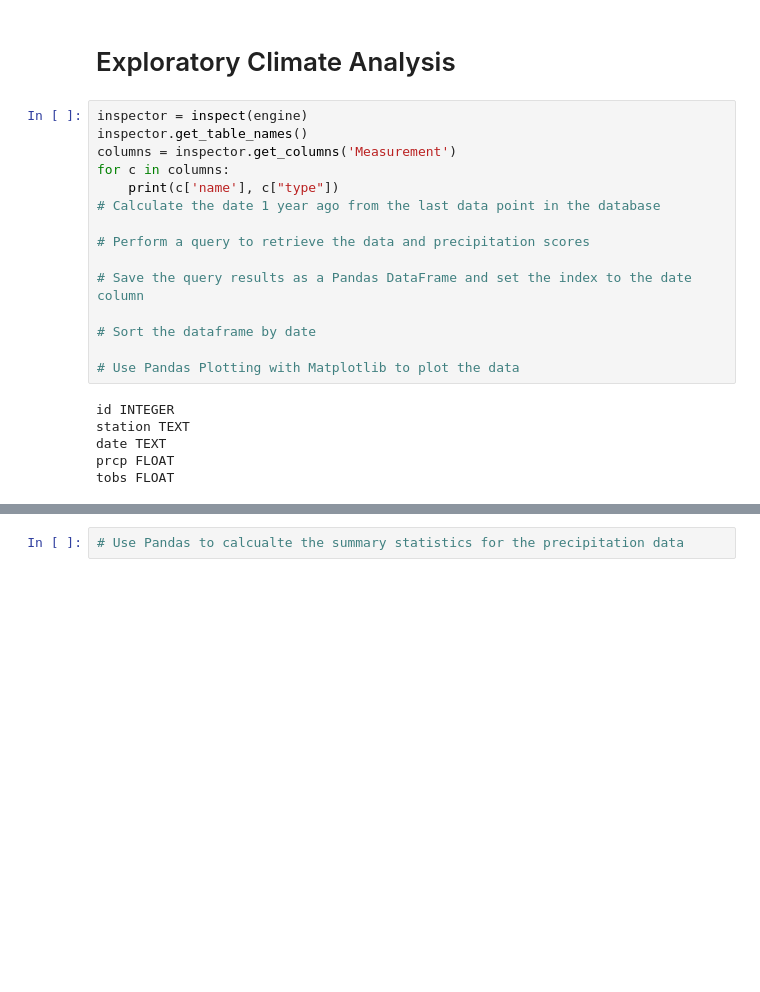
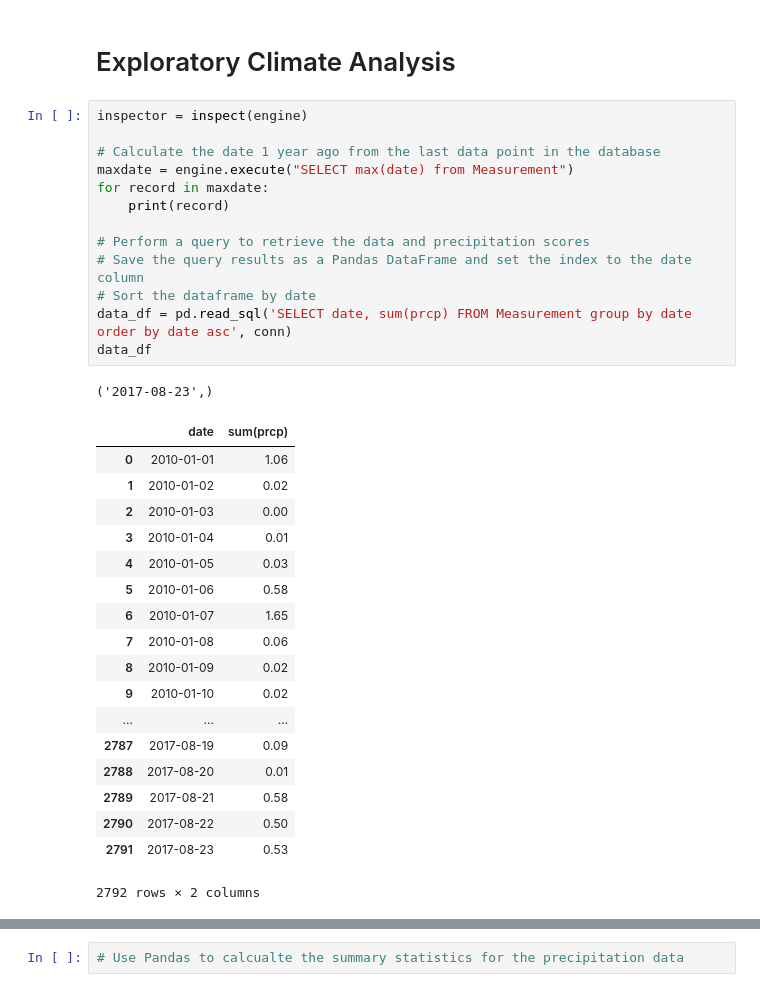
Before and after one commit to kmconnors/SQLAlchemyHW, a Jupyter notebook: climate_starter.ipynb, the cells around one changed output, grey strips where cells are left out. Drawn from its saved outputs; the diff is of its cells as text; blank space fills up the shorter version.

```diff
--- a/climate_starter.ipynb
+++ b/climate_starter.ipynb
@@ -39,22 +43,34 @@ session = Session(engine)
 # Exploratory Climate Analysis
 # %%
 inspector = inspect(engine)
-inspector.get_table_names()
-columns = inspector.get_columns('Measurement')
-for c in columns:
-    print(c['name'], c["type"])
+
 # Calculate the date 1 year ago from the last data point in the database
+maxdate = engine.execute("SELECT max(date) from Measurement")
+for record in maxdate:
+    print(record)
 
 # Perform a query to retrieve the data and precipitation scores
-
 # Save the query results as a Pandas DataFrame and set the index to the date column
-
 # Sort the dataframe by date
-
-# Use Pandas Plotting with Matplotlib to plot the data
+data_df = pd.read_sql('SELECT date, sum(prcp) FROM Measurement group by date order by date asc', conn)
+data_df
 # %% [output]
-id INTEGER
-station TEXT
-date TEXT
-prcp FLOAT
-tobs FLOAT
+('2017-08-23',)
+|  | date | sum(prcp) |
+| 0 | 2010-01-01 | 1.06 |
+| 1 | 2010-01-02 | 0.02 |
+| 2 | 2010-01-03 | 0.00 |
+| 3 | 2010-01-04 | 0.01 |
+| 4 | 2010-01-05 | 0.03 |
+| 5 | 2010-01-06 | 0.58 |
+| 6 | 2010-01-07 | 1.65 |
+| 7 | 2010-01-08 | 0.06 |
+| 8 | 2010-01-09 | 0.02 |
+| 9 | 2010-01-10 | 0.02 |
+| ... | ... | ... |
+| 2787 | 2017-08-19 | 0.09 |
+| 2788 | 2017-08-20 | 0.01 |
+| 2789 | 2017-08-21 | 0.58 |
+| 2790 | 2017-08-22 | 0.50 |
+| 2791 | 2017-08-23 | 0.53 |
+2792 rows × 2 columns
```
Also changed, not shown: parts of 15 cells of this notebook, 1 other file.
